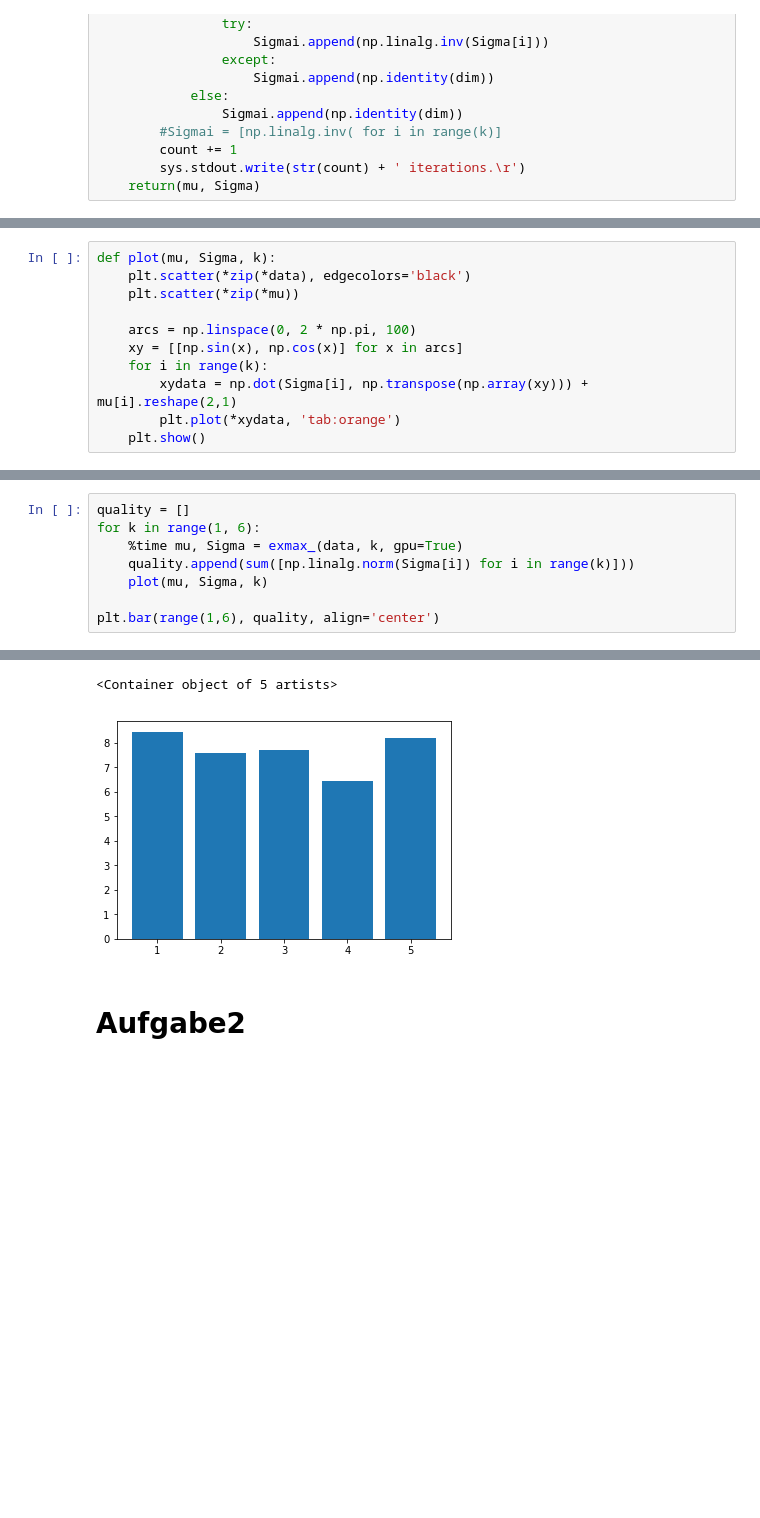
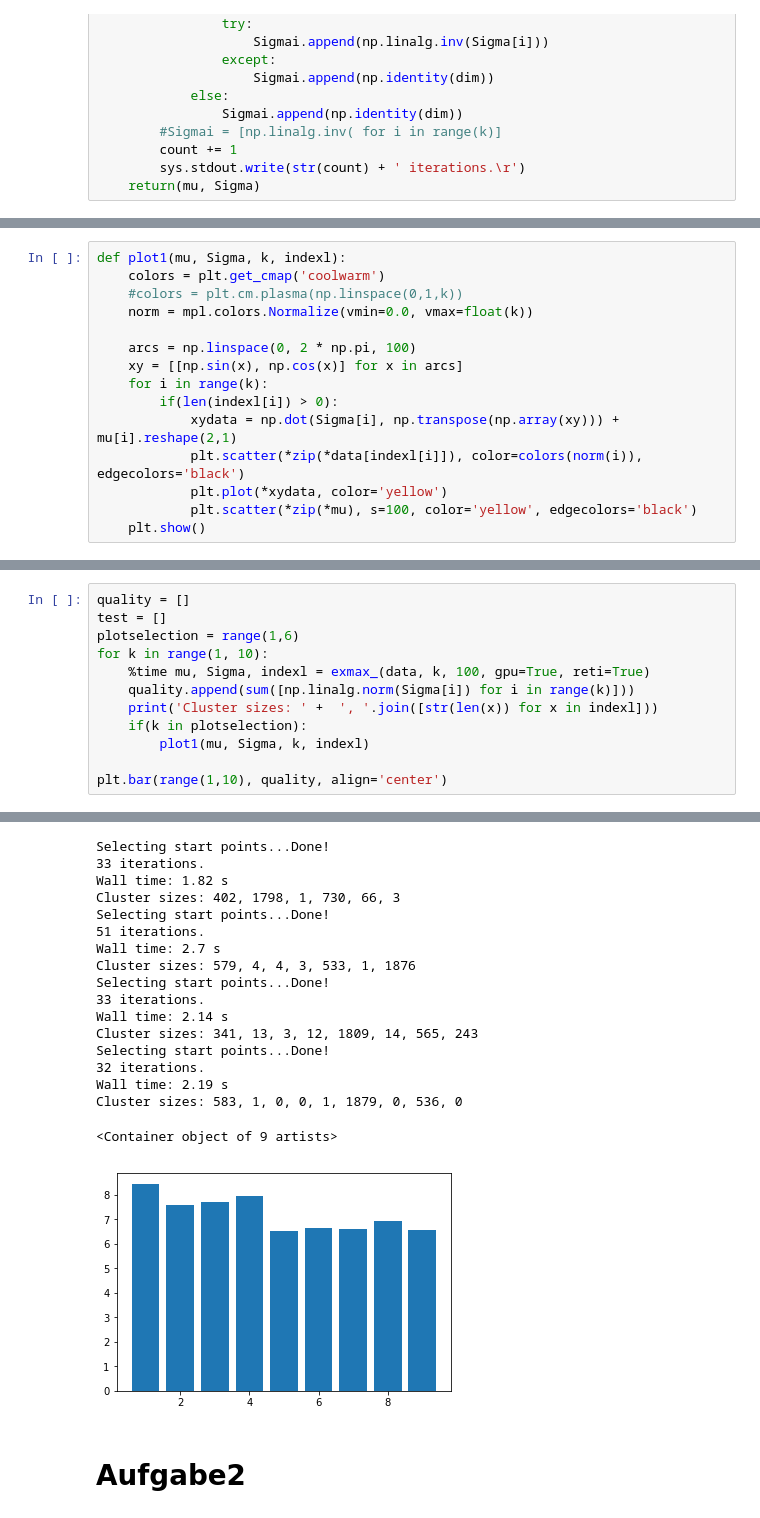
Before and after one commit to luisherrmann/SS1718_MachineLearning, a Jupyter notebook: uebung5/uebung5.ipynb, the cells around one changed output, grey strips where cells are left out. Drawn from its saved outputs; the diff is of its cells as text; blank space fills up the shorter version.

```diff
--- a/uebung5/uebung5.ipynb
+++ b/uebung5/uebung5.ipynb
@@ -57,11 +245,15 @@ def exmax(data, k, limit=30):
 # %%
-def plot(mu, Sigma, k):
-    plt.scatter(*zip(*data), edgecolors='black')
-    plt.scatter(*zip(*mu))
+def plot1(mu, Sigma, k, indexl):
+    colors = plt.get_cmap('coolwarm')
+    #colors = plt.cm.plasma(np.linspace(0,1,k))
+    norm = mpl.colors.Normalize(vmin=0.0, vmax=float(k))
 
     arcs = np.linspace(0, 2 * np.pi, 100)
     xy = [[np.sin(x), np.cos(x)] for x in arcs]
     for i in range(k):
-        xydata = np.dot(Sigma[i], np.transpose(np.array(xy))) + mu[i].reshape(2,1)
-        plt.plot(*xydata, 'tab:orange')
+        if(len(indexl[i]) > 0):
+            xydata = np.dot(Sigma[i], np.transpose(np.array(xy))) + mu[i].reshape(2,1)
+            plt.scatter(*zip(*data[indexl[i]]), color=colors(norm(i)), edgecolors='black')
+            plt.plot(*xydata, color='yellow')
+            plt.scatter(*zip(*mu), s=100, color='yellow', edgecolors='black')
     plt.show()
@@ -154,9 +262,13 @@ def exmax_(data, k, limit=30, gpu=False, reti=False):
 # %%
 quality = []
-for k in range(1, 6):
-    %time mu, Sigma = exmax_(data, k, gpu=True)
+test = []
+plotselection = range(1,6)
+for k in range(1, 10):
+    %time mu, Sigma, indexl = exmax_(data, k, 100, gpu=True, reti=True)
     quality.append(sum([np.linalg.norm(Sigma[i]) for i in range(k)]))
-    plot(mu, Sigma, k)
+    print('Cluster sizes: ' +  ', '.join([str(len(x)) for x in indexl]))
+    if(k in plotselection):
+        plot1(mu, Sigma, k, indexl)
 
-plt.bar(range(1,6), quality, align='center')
+plt.bar(range(1,10), quality, align='center')
 # %% [output]
@@ -173,5 +300,21 @@ Wall time: 716 ms
-<Container object of 5 artists>
+Selecting start points...Done!
+33 iterations.
+Wall time: 1.82 s
+Cluster sizes: 402, 1798, 1, 730, 66, 3
+Selecting start points...Done!
+51 iterations.
+Wall time: 2.7 s
+Cluster sizes: 579, 4, 4, 3, 533, 1, 1876
+Selecting start points...Done!
+33 iterations.
+Wall time: 2.14 s
+Cluster sizes: 341, 13, 3, 12, 1809, 14, 565, 243
+Selecting start points...Done!
+32 iterations.
+Wall time: 2.19 s
+Cluster sizes: 583, 1, 0, 0, 1, 1879, 0, 536, 0
+<Container object of 9 artists>
-[figure, old version]
+[figure, new version]
 # %% [markdown]
 # Aufgabe2
 # %%
```
Also changed, not shown: parts of 22 cells of this notebook.
